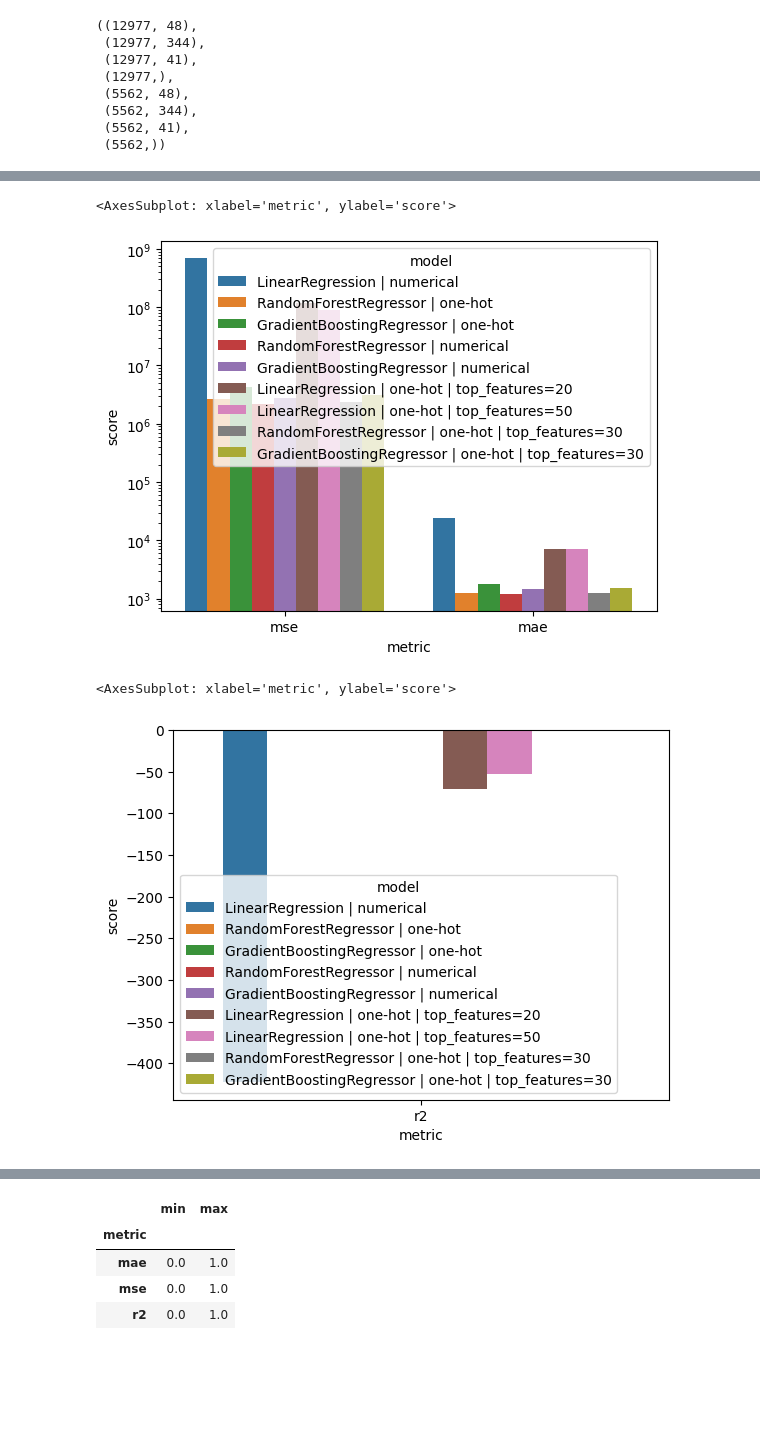
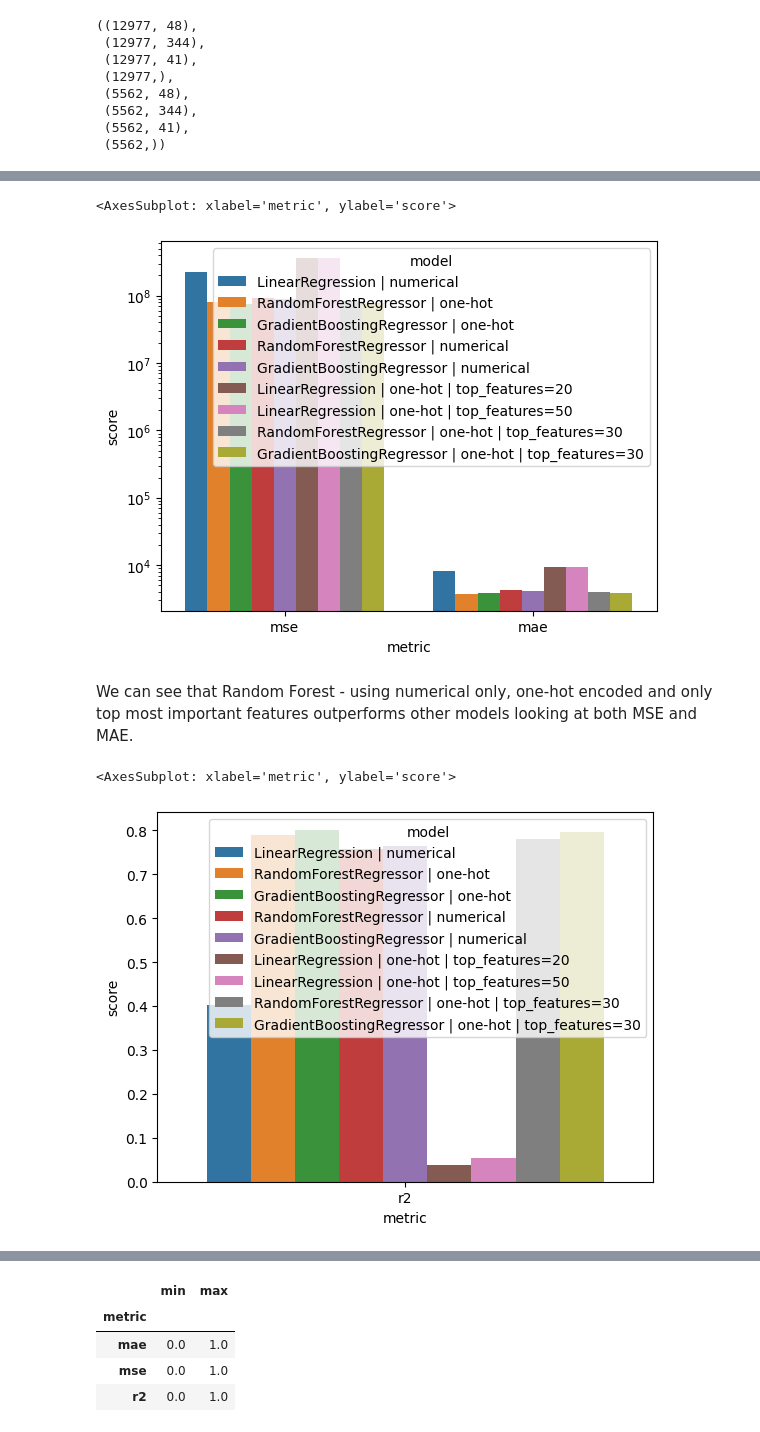
Before and after one commit to mim-uw/eXplainableMachineLearning-2023, a Jupyter notebook: Homeworks/HW1/MichalKucharczyk/solution.ipynb, the cells around one changed output, grey strips where cells are left out. Saved outputs shown, nothing was run; the diff lists cells and outputs as text; code cells hidden in the pictures; blank space fills up the shorter version.

```diff
--- a/Homeworks/HW1/MichalKucharczyk/solution.ipynb
+++ b/Homeworks/HW1/MichalKucharczyk/solution.ipynb
@@ -72,7 +75,7 @@ X_CATEGORICAL_COLUMNS = [
     "Attacking Work Rate",
     "Defensive Work Rate",
 ]
-df = df_in[X_CATEGORICAL_COLUMNS + X_NUMERICAL_COLUMNS + [Y_COLUMN]].copy()
+df = df_in[X_CATEGORICAL_COLUMNS + X_NUMERICAL_COLUMNS + [Y_COLUMN]].copy().sample(n=len(df_in))
 df[X_CATEGORICAL_COLUMNS] = df[X_CATEGORICAL_COLUMNS].astype("category")
 df[X_NUMERICAL_COLUMNS] = df[X_NUMERICAL_COLUMNS].astype(int)
 df.head(1)
@@ -127,7 +132,7 @@ class WrappedModel:
         self.input_type = input_type
         self.model = model
         self.model_type = type(self.model).__name__
-        # self.top_features = top_features
+        self.top_features = top_features
 
     def __str__(self):
         prefix = f"{self.model_type} | {self.input_type}"
@@ -252,9 +244,14 @@ sns.barplot(
 )
 # %% [output]
 <AxesSubplot: xlabel='metric', ylabel='score'>
-[figure, old version]
+[figure, new version]
+# %% [markdown]
+We can see that Random Forest - using numerical only, one-hot encoded and only top most important features outperforms other models looking at both MSE and MAE.
 # %%
-sns.barplot(data=res_df[res_df.metric == "r2"], x="metric", y="score", hue="model")
+# show only reasonable scores
+idx = res_df.metric == "r2"
+idx &= abs(res_df.score) < 1
+sns.barplot(data=res_df[idx], x="metric", y="score", hue="model")
 # %% [output]
 <AxesSubplot: xlabel='metric', ylabel='score'>
-[figure, old version]
+[figure, new version]
```
Also changed, not shown: parts of 23 cells of this notebook.
